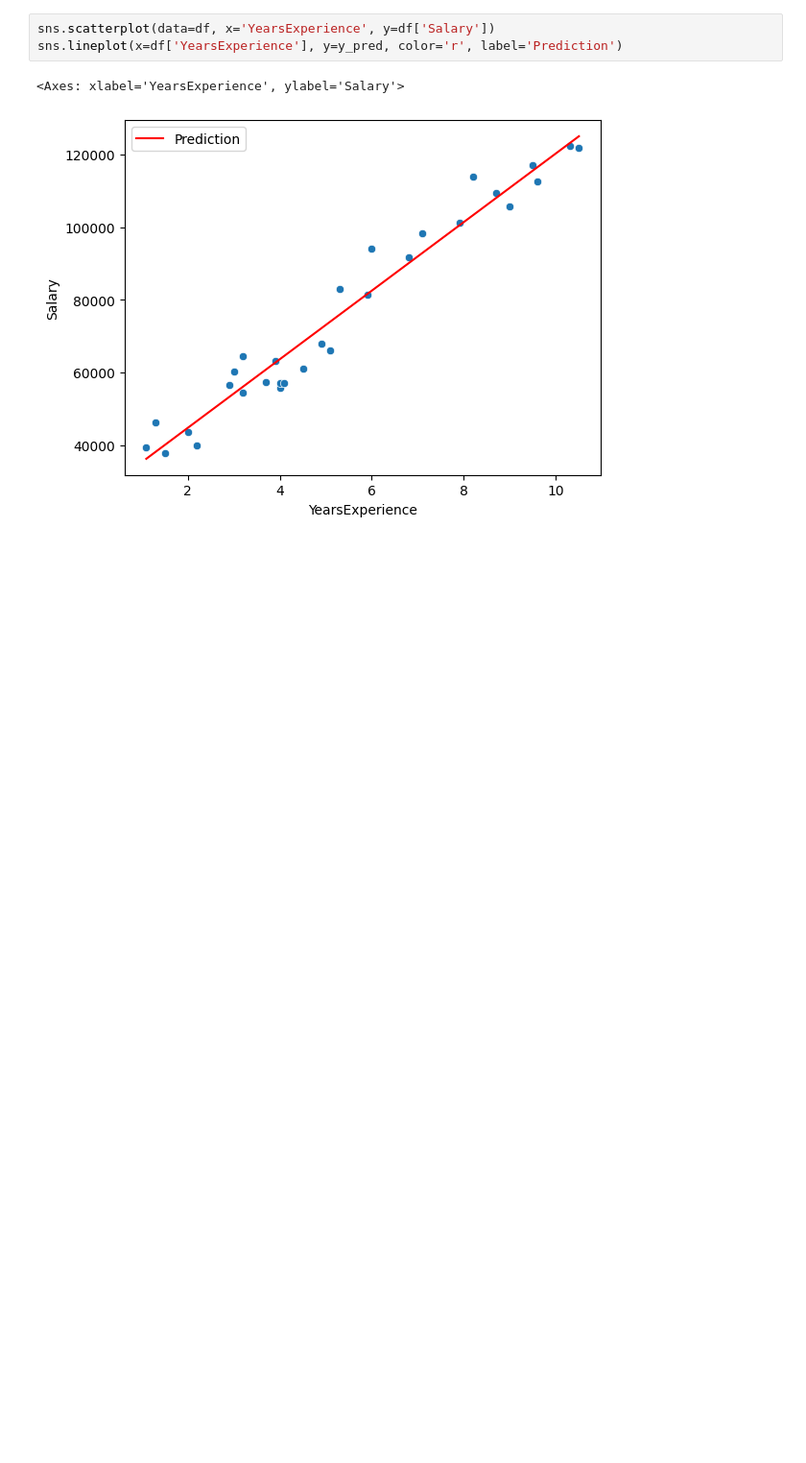
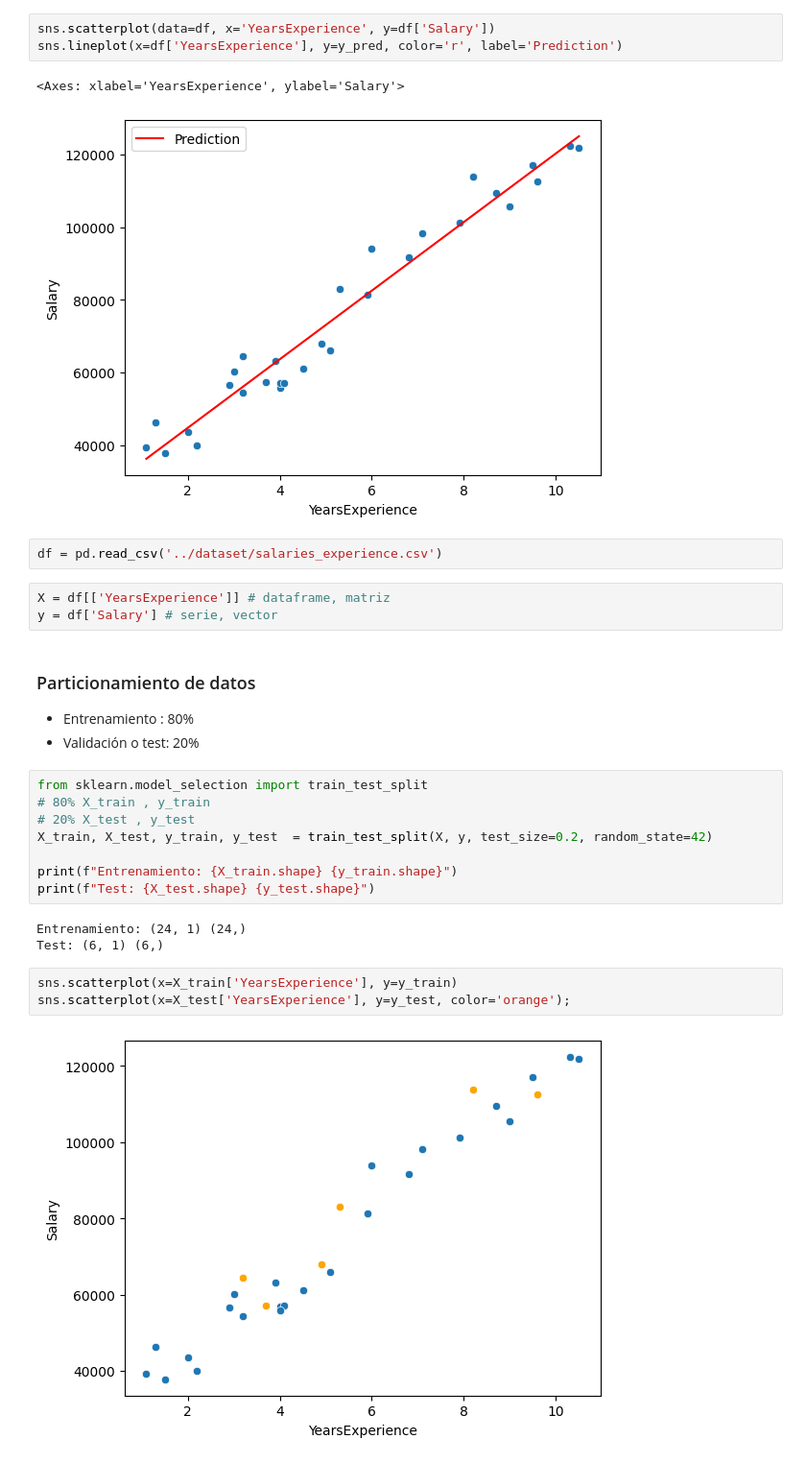
Before and after one commit to Angelbardon/curso-_analisis_angel_bardon, a Jupyter notebook: m6-ml/1.Regresion_year_salary..ipynb, the cells around one changed output. Shown at 96% size. Saved outputs shown, nothing was run; the diff lists cells and outputs as text; blank space fills up the shorter version.

```diff
--- a/m6-ml/1.Regresion_year_salary..ipynb
+++ b/m6-ml/1.Regresion_year_salary..ipynb
@@ -97,3 +97,29 @@ sns.lineplot(x=df['YearsExperience'], y=y_pred, color='r', label='Prediction')
 # %% [output]
 <Axes: xlabel='YearsExperience', ylabel='Salary'>
 [figure]
+# %%
+df = pd.read_csv('../dataset/salaries_experience.csv')
+# %%
+X = df[['YearsExperience']] # dataframe, matriz
+y = df['Salary'] # serie, vector
+# %% [markdown]
+### Particionamiento de datos
+
+* Entrenamiento : 80%
+* Validación o test: 20%
+# %%
+from sklearn.model_selection import train_test_split
+# 80% X_train , y_train
+# 20% X_test , y_test
+X_train, X_test, y_train, y_test  = train_test_split(X, y, test_size=0.2, random_state=42)
+
+print(f"Entrenamiento: {X_train.shape} {y_train.shape}")
+print(f"Test: {X_test.shape} {y_test.shape}")
+# %% [output]
+Entrenamiento: (24, 1) (24,)
+Test: (6, 1) (6,)
+# %%
+sns.scatterplot(x=X_train['YearsExperience'], y=y_train)
+sns.scatterplot(x=X_test['YearsExperience'], y=y_test, color='orange');
+# %% [output]
+[figure, added]
```
Also changed, not shown: parts of 8 cells of this notebook.
